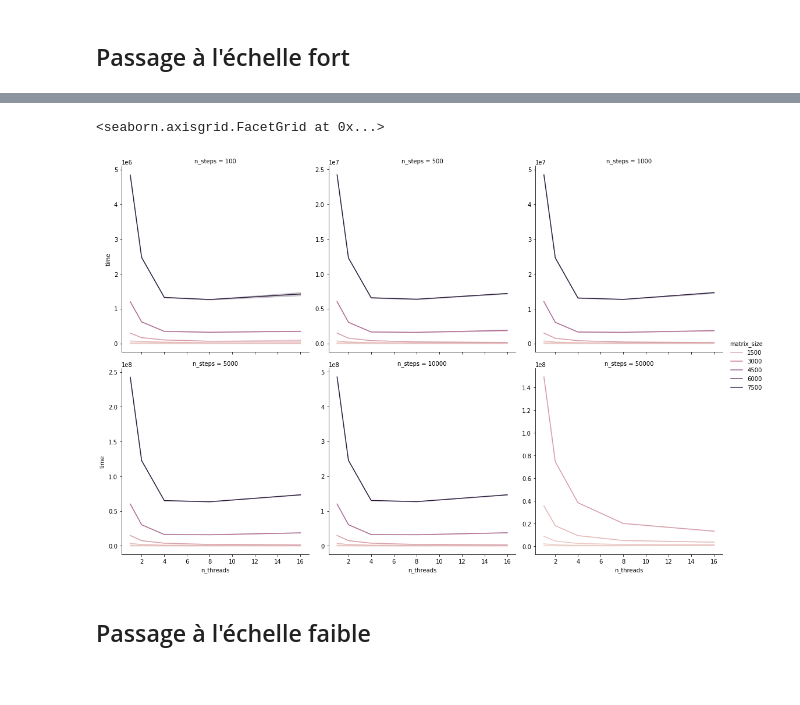
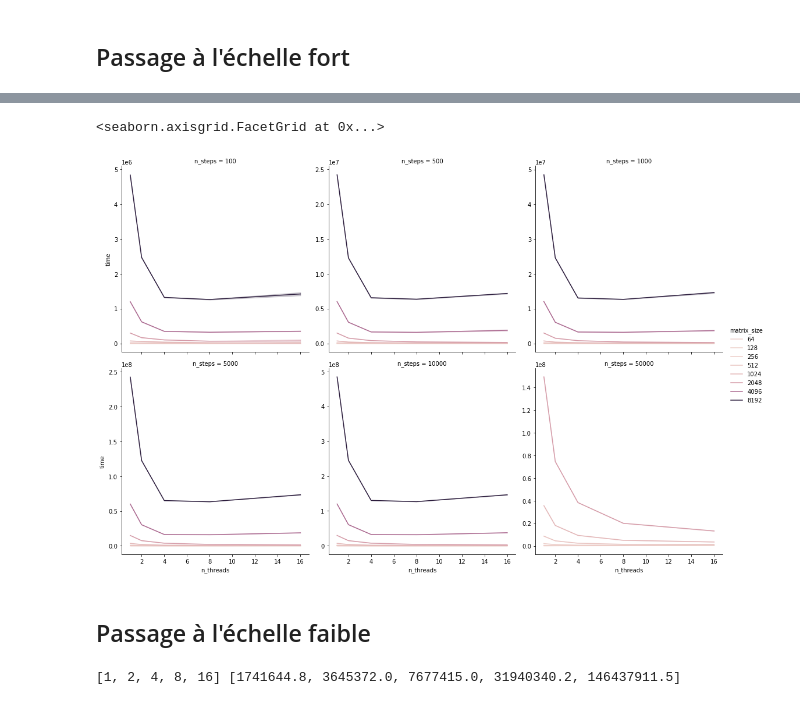
Before and after one commit to teobouvard/study, a Jupyter notebook: 5-INSA/hpc/td_openmp/benchmarks.ipynb, the cells around one changed output, grey strips where cells are left out. Drawn from its saved outputs; the diff is of its cells as text; code cells hidden in the pictures.

```diff
--- a/5-INSA/hpc/td_openmp/benchmarks.ipynb
+++ b/5-INSA/hpc/td_openmp/benchmarks.ipynb
@@ -9,8 +9,7 @@ matplotlib.rcParams['figure.figsize'] = (20, 10)
 # %% [markdown]
 # Résolution d'un système
 # %%
-header=('n_threads', 'matrix_size', 'n_steps', 'time')
-df = pd.read_csv('results/results_parallel_single_system.csv', names=header)
+df = pd.read_csv('results/results_single_system.csv')
 df
 # %% [output]
 |  | n_threads | matrix_size | n_steps | time |
@@ -36,7 +35,19 @@ sns.relplot(data=df, x="n_threads", y="time", hue="n_steps", col="matrix_size",
 # %%
-sns.relplot(data=df, x="n_threads", y="time", hue="matrix_size", col="n_steps", col_wrap=3, kind="line", facet_kws={'sharey': False})
+sns.relplot(data=df, x="n_threads", y="time", hue="matrix_size", col="n_steps", col_wrap=3, kind="line", legend="full", facet_kws={'sharey': False})
 # %% [output]
 <seaborn.axisgrid.FacetGrid at 0x...>
-[figure, old version]
+[figure, new version]
 # %% [markdown]
 ## Passage à l'échelle faible
+# %%
+n_steps = 10000
+x = []
+y = []
+for i, matrix_size in enumerate(sorted(set(df["matrix_size"]))[3:]):
+    n_threads = 2**i
+    x.append(n_threads)
+    y.append(df[(df["n_steps"] == n_steps) &(df["n_threads"] == n_threads) & (df["matrix_size"] == matrix_size)]["time"].mean())
+
+print(x, y)
+# %% [output]
+[1, 2, 4, 8, 16] [1741644.8, 3645372.0, 7677415.0, 31940340.2, 146437911.5]
```
Also changed, not shown: parts of 11 cells of this notebook.
